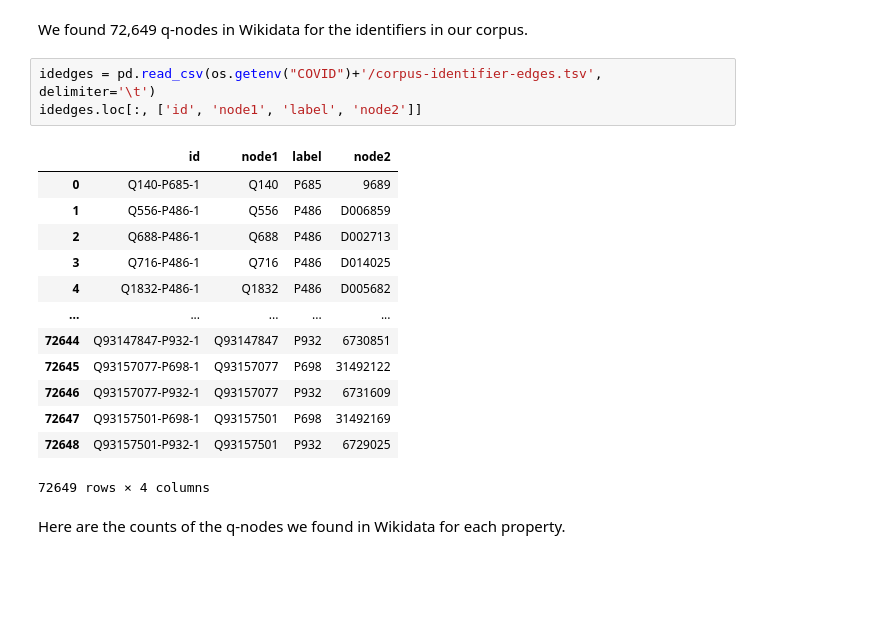
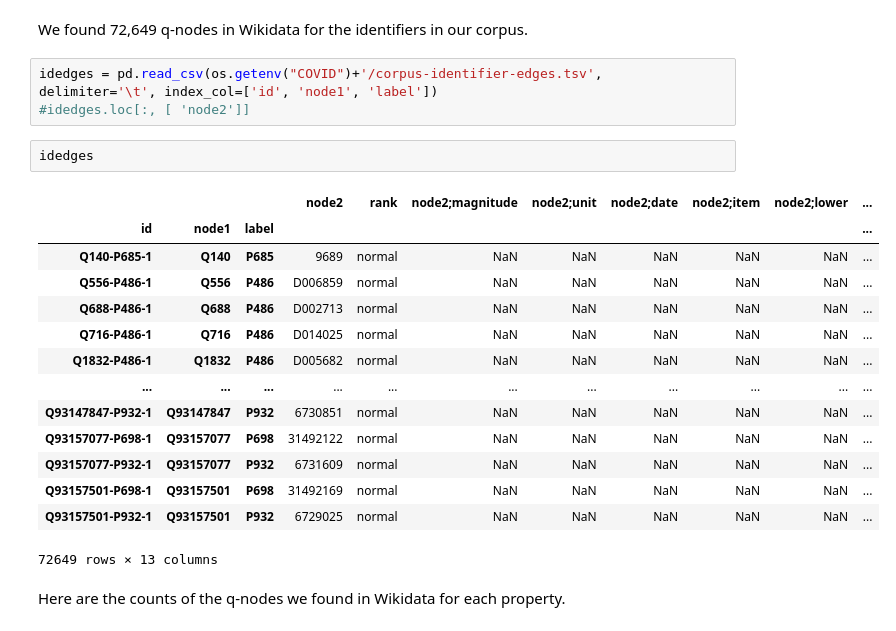
Before and after one commit to usc-isi-i2/CKG-COVID-19, a Jupyter notebook: build-covid-kg.ipynb, the cells around one changed output. Drawn from its saved outputs; the diff is of its cells as text; blank space fills up the shorter version.

```diff
--- a/build-covid-kg.ipynb
+++ b/build-covid-kg.ipynb
@@ -124,22 +124,25 @@ sys     2m9.164s
 # %% [markdown]
 We found 72,649 q-nodes in Wikidata for the identifiers in our corpus.
 # %%
-idedges = pd.read_csv(os.getenv("COVID")+'/corpus-identifier-edges.tsv', delimiter='\t')
-idedges.loc[:, ['id', 'node1', 'label', 'node2']]
+idedges = pd.read_csv(os.getenv("COVID")+'/corpus-identifier-edges.tsv', delimiter='\t', index_col=['id', 'node1', 'label'])
+#idedges.loc[:, [ 'node2']]
-# %% [output]
-|  | id | node1 | label | node2 |
-| 0 | Q140-P685-1 | Q140 | P685 | 9689 |
-| 1 | Q556-P486-1 | Q556 | P486 | D006859 |
-| 2 | Q688-P486-1 | Q688 | P486 | D002713 |
-| 3 | Q716-P486-1 | Q716 | P486 | D014025 |
-| 4 | Q1832-P486-1 | Q1832 | P486 | D005682 |
-| ... | ... | ... | ... | ... |
-| 72644 | Q93147847-P932-1 | Q93147847 | P932 | 6730851 |
-| 72645 | Q93157077-P698-1 | Q93157077 | P698 | 31492122 |
-| 72646 | Q93157077-P932-1 | Q93157077 | P932 | 6731609 |
-| 72647 | Q93157501-P698-1 | Q93157501 | P698 | 31492169 |
-| 72648 | Q93157501-P932-1 | Q93157501 | P932 | 6729025 |
-72649 rows × 4 columns
+# %%
+idedges
+# %% [output]
+|  |  |  | node2 | rank | node2;magnitude | node2;unit | node2;date | node2;item | node2;lower | ... |
+| id | node1 | label |  |  |  |  |  |  |  | ... |
+| Q140-P685-1 | Q140 | P685 | 9689 | normal | NaN | NaN | NaN | NaN | NaN | ... |
+| Q556-P486-1 | Q556 | P486 | D006859 | normal | NaN | NaN | NaN | NaN | NaN | ... |
+| Q688-P486-1 | Q688 | P486 | D002713 | normal | NaN | NaN | NaN | NaN | NaN | ... |
+| Q716-P486-1 | Q716 | P486 | D014025 | normal | NaN | NaN | NaN | NaN | NaN | ... |
+| Q1832-P486-1 | Q1832 | P486 | D005682 | normal | NaN | NaN | NaN | NaN | NaN | ... |
+| ... | ... | ... | ... | ... | ... | ... | ... | ... | ... | ... |
+| Q93147847-P932-1 | Q93147847 | P932 | 6730851 | normal | NaN | NaN | NaN | NaN | NaN | ... |
+| Q93157077-P698-1 | Q93157077 | P698 | 31492122 | normal | NaN | NaN | NaN | NaN | NaN | ... |
+| Q93157077-P932-1 | Q93157077 | P932 | 6731609 | normal | NaN | NaN | NaN | NaN | NaN | ... |
+| Q93157501-P698-1 | Q93157501 | P698 | 31492169 | normal | NaN | NaN | NaN | NaN | NaN | ... |
+| Q93157501-P932-1 | Q93157501 | P932 | 6729025 | normal | NaN | NaN | NaN | NaN | NaN | ... |
+72649 rows × 13 columns
 # %% [markdown]
 Here are the counts of the q-nodes we found in Wikidata for each property.
 # %%
```
Also changed, not shown: parts of 11 cells of this notebook.
